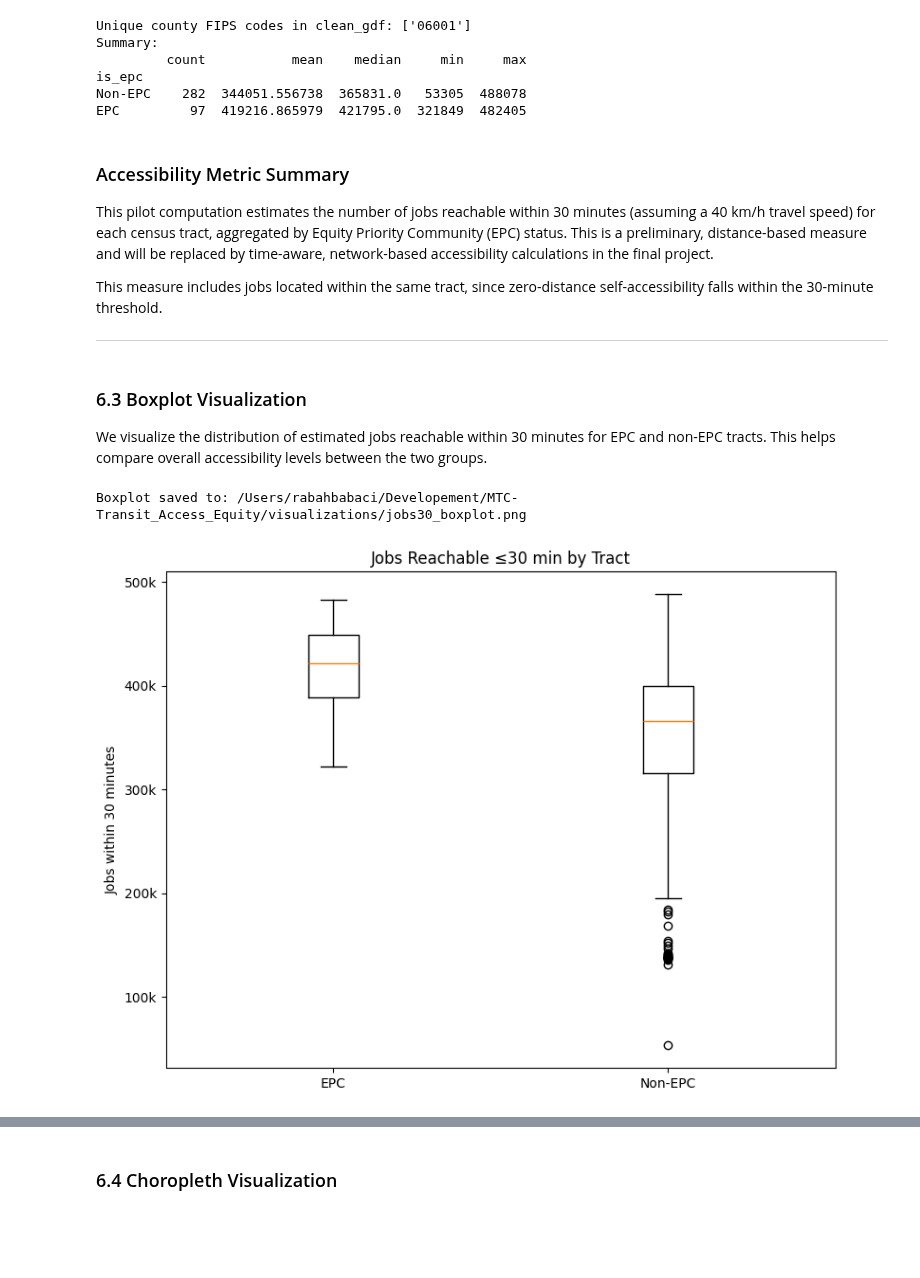
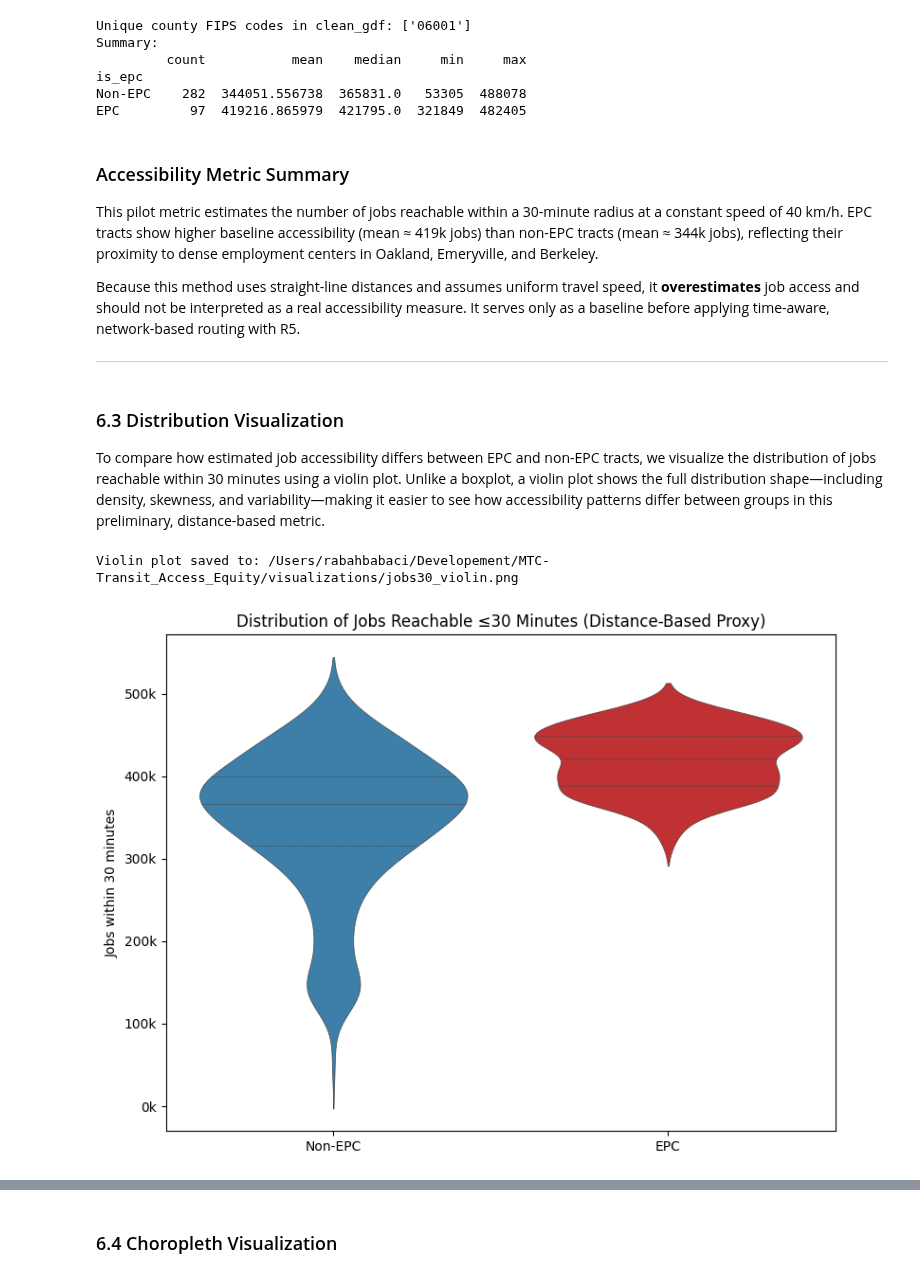
Before and after one commit to rabahbabaci/MTC-Transit_Access_Equity, a Jupyter notebook: notebooks/time_aware_transit_access_equity.ipynb, the cells around one changed output, grey strips where cells are left out. Drawn from its saved outputs; the diff is of its cells as text; code cells hidden in the pictures; blank space fills up the shorter version.

```diff
--- a/notebooks/time_aware_transit_access_equity.ipynb
+++ b/notebooks/time_aware_transit_access_equity.ipynb
@@ -697,48 +731,51 @@ Non-EPC    282  344051.556738  365831.0   53305  488078
 EPC         97  419216.865979  421795.0  321849  482405
 # %% [markdown]
 ### Accessibility Metric Summary
-This pilot computation estimates the number of jobs reachable within 30 minutes
-(assuming a 40 km/h travel speed) for each census tract, aggregated by Equity
-Priority Community (EPC) status. This is a preliminary, distance-based measure and
-will be replaced by time-aware, network-based accessibility calculations in the
-final project.
 
-This measure includes jobs located within the same tract, since zero-distance
-self-accessibility falls within the 30-minute threshold.
+This pilot metric estimates the number of jobs reachable within a 30-minute radius at a constant speed of 40 km/h. EPC tracts show higher baseline accessibility (mean ≈ 419k jobs) than non-EPC tracts (mean ≈ 344k jobs), reflecting their proximity to dense employment centers in Oakland, Emeryville, and Berkeley.
+
+Because this method uses straight-line distances and assumes uniform travel speed, it **overestimates** job access and should not be interpreted as a real accessibility measure. It serves only as a baseline before applying time-aware, network-based routing with R5.
 
 ---
 # %% [markdown]
-### 6.3 Boxplot Visualization
+### 6.3 Distribution Visualization
 
-We visualize the distribution of estimated jobs reachable within 30 minutes for EPC and
-non-EPC tracts. This helps compare overall accessibility levels between the two groups.
+To compare how estimated job accessibility differs between EPC and non-EPC tracts, we visualize the distribution of jobs reachable within 30 minutes using a violin plot. Unlike a boxplot, a violin plot shows the full distribution shape—including density, skewness, and variability—making it easier to see how accessibility patterns differ between groups in this preliminary, distance-based metric.
 # %%
-# Boxplot by EPC (displayed inline and saved)
+# Prepare DataFrame for Seaborn
+plot_df = tracts_jobs[["jobs_30min", "is_epc"]].copy()
+plot_df["EPC Status"] = plot_df["is_epc"].map({1: "EPC", 0: "Non-EPC"})
+
 plt.figure(figsize=(8, 6))
-plt.boxplot(
-    [
-        tracts_jobs.loc[tracts_jobs["is_epc"] == 1, "jobs_30min"],
-        tracts_jobs.loc[tracts_jobs["is_epc"] == 0, "jobs_30min"],
-    ],
-    tick_labels=["EPC", "Non-EPC"],
+
+sns.violinplot(
+    data=plot_df,
+    x="EPC Status",
+    y="jobs_30min",
+    hue="EPC Status",  # ensures palette is applied correctly
+    palette={"EPC": "#d7191c", "Non-EPC": "#2b83ba"},
+    inner="quartile",
+    linewidth=0.5,
+    legend=False,  # prevents duplicate legend entries
 )
 
-plt.title("Jobs Reachable ≤30 min by Tract")
+plt.title("Distribution of Jobs Reachable ≤30 Minutes (Distance-Based Proxy)")
 plt.ylabel("Jobs within 30 minutes")
+plt.xlabel("")
 
-# Format y-axis in thousands (e.g., 350k)
+# Format y-axis in thousands
 formatter = mticker.FuncFormatter(lambda x, pos: f"{int(x/1000)}k")
 plt.gca().yaxis.set_major_formatter(formatter)
 
 plt.tight_layout()
 
-# Save and display
-boxplot_path = VIS / "jobs30_boxplot.png"
-plt.savefig(boxplot_path, dpi=180)
-print(f"Boxplot saved to: {boxplot_path}")
+# Save visual
+violin_path = VIS / "jobs30_violin.png"
+plt.savefig(violin_path, dpi=180)
+print(f"Violin plot saved to: {violin_path}")
 
 plt.show()
 # %% [output]
-Boxplot saved to: /Users/rabahbabaci/Developement/MTC-Transit_Access_Equity/visualizations/jobs30_boxplot.png
+Violin plot saved to: /Users/rabahbabaci/Developement/MTC-Transit_Access_Equity/visualizations/jobs30_violin.png
-[figure, old version]
+[figure, new version]
 # %% [markdown]
```
Also changed, not shown: parts of 50 cells of this notebook, 12 other files.
